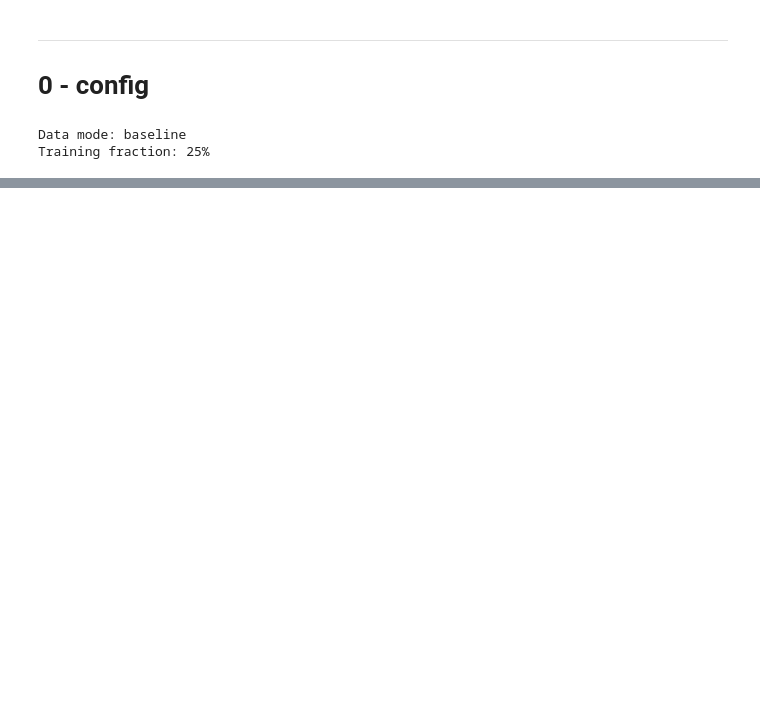
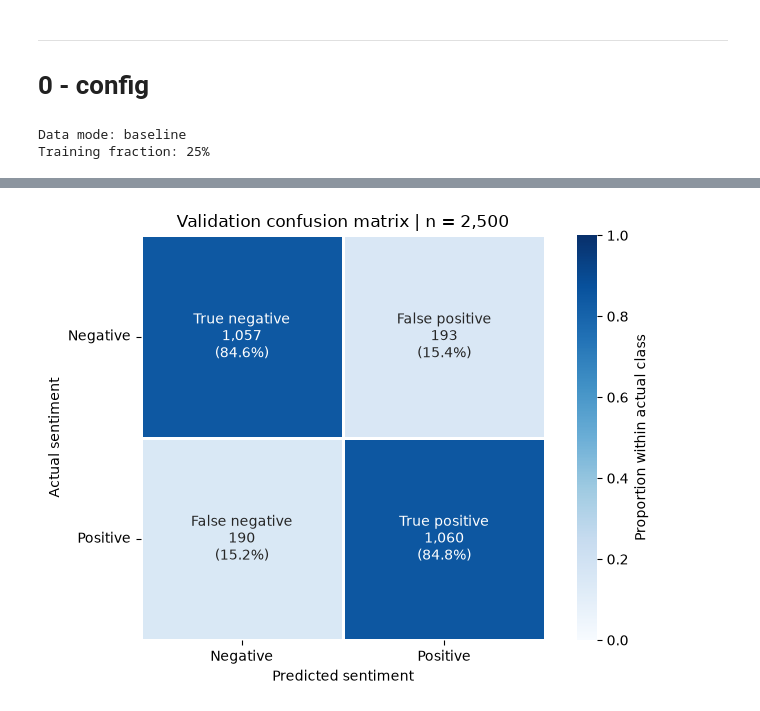
Before and after one commit to raffwh/dx703_hw, a Jupyter notebook: notebooks/_scratchpad/09.ipynb, the cells around one changed output, grey strips where cells are left out. Drawn from its saved outputs; the diff is of its cells as text; code cells hidden in the pictures; blank space fills up the shorter version.

```diff
--- a/notebooks/_scratchpad/09.ipynb
+++ b/notebooks/_scratchpad/09.ipynb
@@ -66,0 +309,86 @@ Training fraction: 25%
+# %%
+import matplotlib.pyplot as plt
+import seaborn as sns
+
+from sklearn.metrics import confusion_matrix, classification_report
+from IPython.display import display
+
+
+## __ Calculate counts and percentages within each actual class
+class_names = ["Negative", "Positive"]
+
+cm = confusion_matrix(y_va, y_pred, labels=[0, 1])
+cm_pct = confusion_matrix(
+    y_va, y_pred, labels=[0, 1], normalize="true"
+)
+
+## __ Annotate each cell with its meaning, count, and row percentage
+cell_names = np.array([
+    ["True negative", "False positive"],
+    ["False negative", "True positive"],
+])
+
+annotations = np.array([
+    [
+        f"{cell_names[i, j]}\n{cm[i, j]:,}\n({cm_pct[i, j]:.1%})"
+        for j in range(2)
+    ]
+    for i in range(2)
+])
+
+
+## __ Plot validation results
+fig, ax = plt.subplots(figsize=(7, 5))
+
+sns.heatmap(
+    cm_pct,
+    annot=annotations,
+    fmt="",
+    cmap="Blues",
+    vmin=0,
+    vmax=1,
+    square=True,
+    linewidths=1,
+    xticklabels=class_names,
+    yticklabels=class_names,
+    cbar_kws={"label": "Proportion within actual class"},
+    ax=ax,
+)
+
+ax.set(
+    title=f"Validation confusion matrix | n = {cm.sum():,}",
+    xlabel="Predicted sentiment",
+    ylabel="Actual sentiment",
+)
+ax.tick_params(axis="both", labelrotation=0)
+
+plt.tight_layout()
+plt.show()
+
+
+## __ Complement the plot with per-class metrics
+report_df = (
+    pd.DataFrame(
+        classification_report(
+            y_va,
+            y_pred,
+            labels=[0, 1],
+            target_names=class_names,
+            output_dict=True,
+            zero_division=0,
+        )
+    )
+    .T
+    .loc[class_names, ["precision", "recall", "f1-score", "support"]]
+)
+
+display(
+    report_df.style.format({
+        "precision": "{:.1%}",
+        "recall": "{:.1%}",
+        "f1-score": "{:.1%}",
+        "support": "{:,.0f}",
+    })
+)
+# %% [output]
+[figure, added]
```
Also changed, not shown: parts of 14 cells of this notebook.
